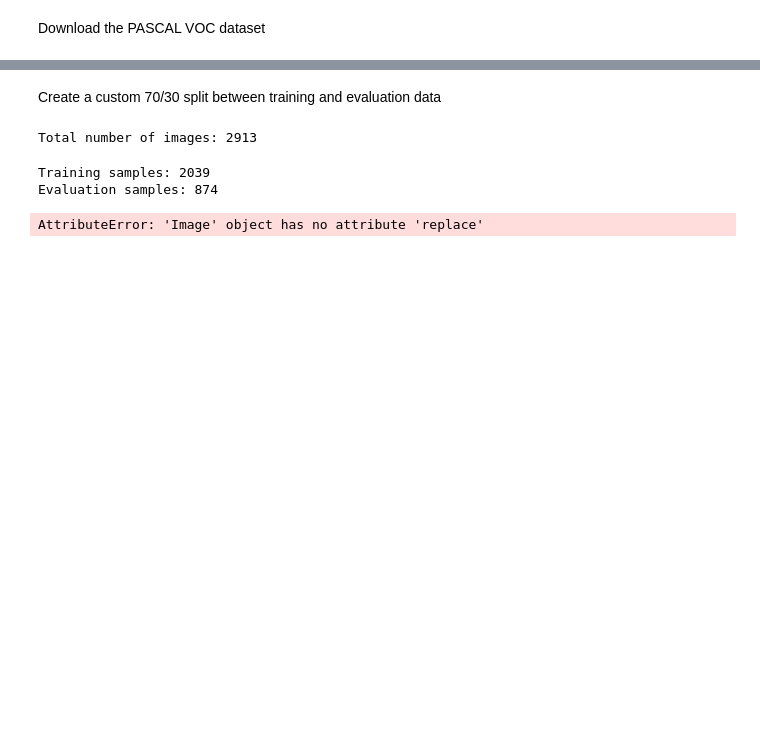
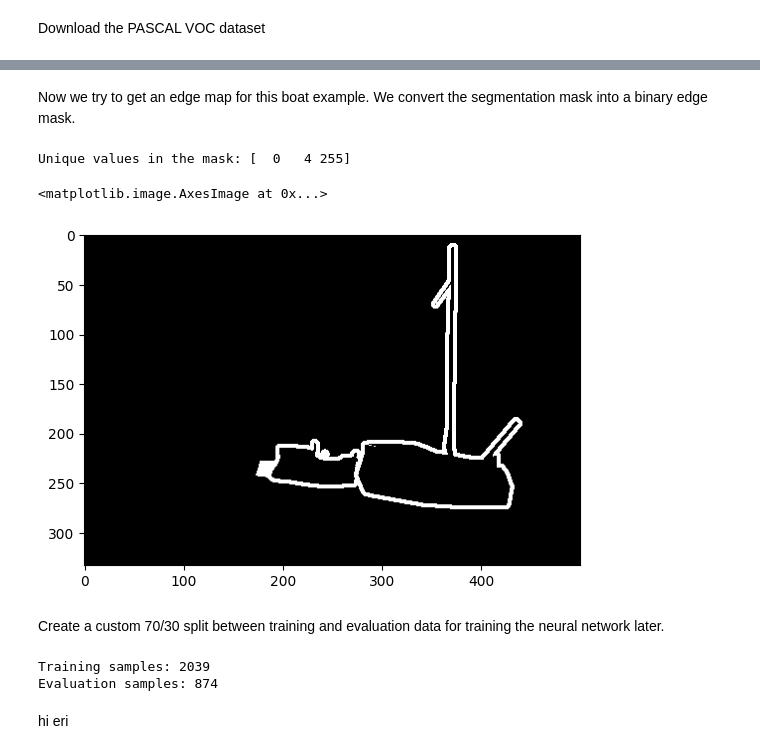
Before and after one commit to script-jpg/Class-Agnostic-Semantic-Edge-Detection, a Jupyter notebook: main.ipynb, the cells around one changed output, grey strips where cells are left out. Saved outputs shown, nothing was run; the diff lists cells and outputs as text; code cells hidden in the pictures; blank space fills up the shorter version.

```diff
--- a/main.ipynb
+++ b/main.ipynb
@@ -16,11 +33,23 @@ voc_full = VOCSegmentation(
+# %% [markdown]
+Now we try to get an edge map for this boat example. We convert the segmentation mask into a binary edge mask.
+# %%
+boat_mask = boat[1]
+
+# Convert the mask to a numpy array for easier manipulation
+boat_mask_array = np.array(boat_mask)
+
+# print the unique values in the mask
+print("Unique values in the mask:", np.unique(boat_mask_array))
+
+# We know that 255 corresponds to void, and we've observed that it is a good estimate for edges
+edge_mask = np.where(boat_mask_array == 255, 1, 0)
+plt.imshow(edge_mask, cmap='gray')
+# %% [output]
+Unique values in the mask: [  0   4 255]
+<matplotlib.image.AxesImage at 0x...>
+[figure, added]
 # %% [markdown]
-Create a custom 70/30 split between training and evaluation data
+Create a custom 70/30 split between training and evaluation data for training the neural network later.
-# %%
-# Get all image file paths
-image_files = [item[0] for item in voc_full]
-print(f"Total number of images: {len(image_files)}")
-# %% [output]
-Total number of images: 2913
 # %%
 from sklearn.model_selection import train_test_split
 
@@ -36,12 +65,5 @@ print(f"Evaluation samples: {len(eval_imgs)}")
 # %% [output]
 Training samples: 2039
 Evaluation samples: 874
-# %%
-def get_mask_path(image_path):
-    # Replace 'JPEGImages' with 'SegmentationClass' and change extension to .png
-    return image_path.replace('JPEGImages', 'SegmentationClass').replace('.jpg', '.png')
-
-train_masks = [get_mask_path(img) for img in train_imgs]
-eval_masks = [get_mask_path(img) for img in eval_imgs]
-# %% [output]
-AttributeError: 'Image' object has no attribute 'replace'
+# %% [markdown]
+hi eri
```
Also changed, not shown: parts of 3 cells of this notebook.
